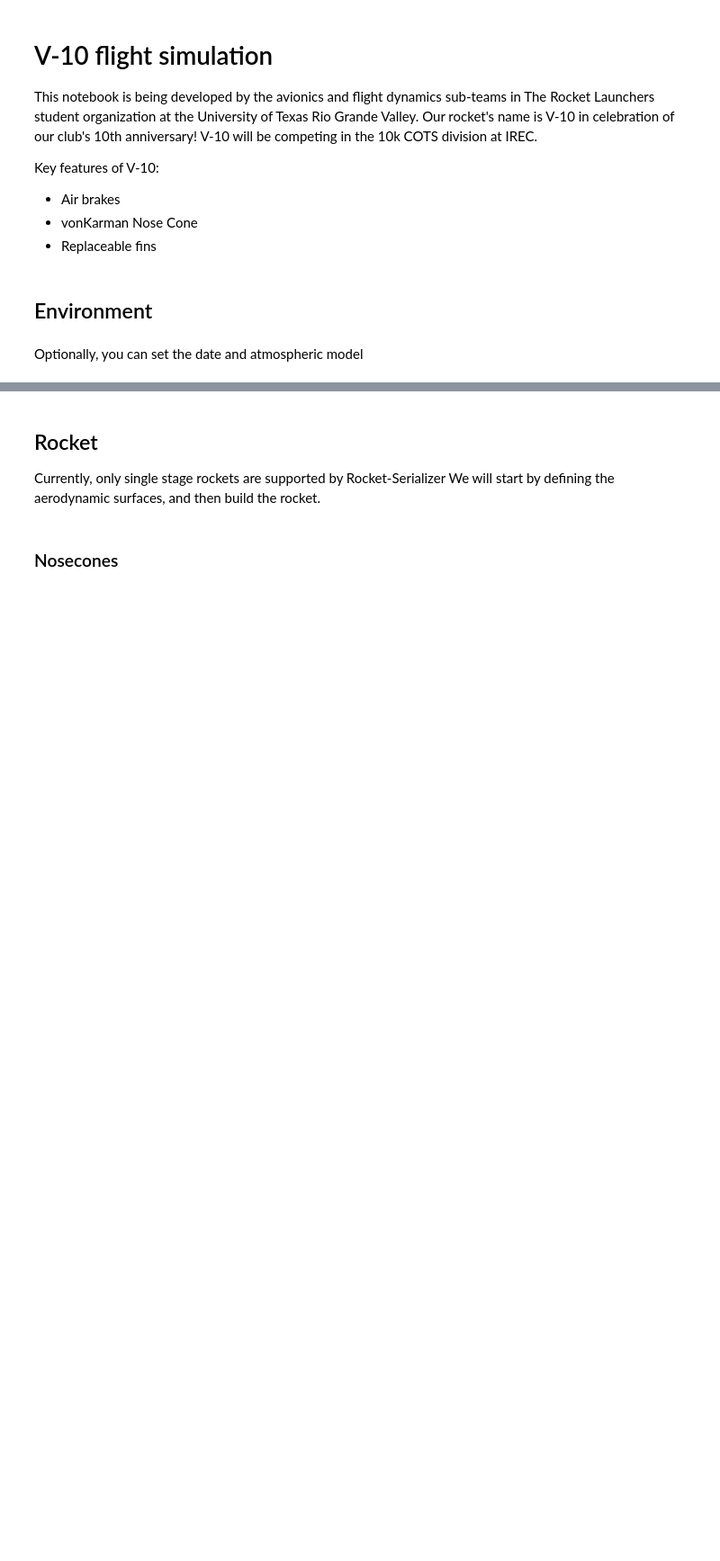
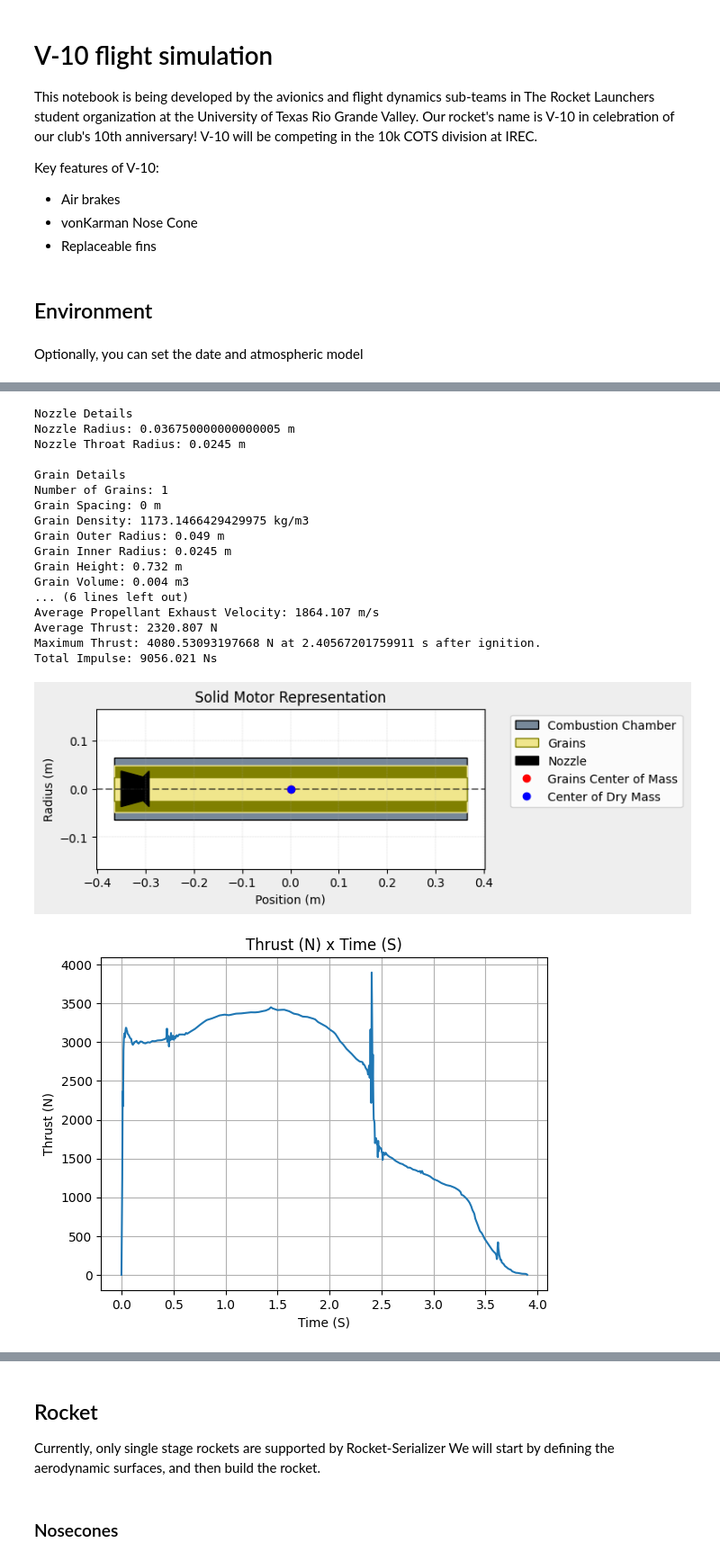
Before and after one commit to Lmx154/RL-RocketPy-Notebook, a Jupyter notebook: notebooks/v-10/v-10_flight_sim.ipynb, the cells around one changed output, grey strips where cells are left out. Shown: that part at 90% size. Saved outputs shown, nothing was run; the diff lists cells and outputs as text; code cells hidden in the pictures; blank space fills up the shorter version.

Commit message:
Added M2500T thrust curve

```diff
--- a/notebooks/v-10/v-10_flight_sim.ipynb
+++ b/notebooks/v-10/v-10_flight_sim.ipynb
@@ -29,15 +41,16 @@ We are using an Aerotech M2500T
 # %%
-motor = SolidMotor(
-    thrust_source='thrust_source_clean.csv',
-    dry_mass=0,
+m2500t = SolidMotor(
+    thrust_source='/Users/luis/Projects/Python/RL-RocketPy-Notebook/data/AeroTech_M2500T.eng',
+    dry_mass=3.353,  # Total 8.064 kg - Propellant 4.711 kg per cell 8
     center_of_dry_mass_position=0,
     dry_inertia=[0, 0, 0],
     grains_center_of_mass_position=0,
     grain_number=1,
-    grain_density=1173.1466429429975,
-    grain_outer_radius=0.049,
+    # Set density to match 4.711 kg propellant mass given geometry
+    grain_density=1137.5,
+    grain_outer_radius=0.049,  # 98 mm diameter
     grain_initial_inner_radius=0.0245,
-    grain_initial_height=0.702,
+    grain_initial_height=0.732,  # Length per cell 8
     grain_separation=0,
     nozzle_radius=0.036750000000000005,
     nozzle_position=-0.351,
@@ -47,4 +60,24 @@ motor = SolidMotor(
     coordinate_system_orientation='nozzle_to_combustion_chamber',
 )
 # %%
-motor.all_info()
+m2500t.all_info()
+# %% [output]
+Nozzle Details
+Nozzle Radius: 0.036750000000000005 m
+Nozzle Throat Radius: 0.0245 m
+
+Grain Details
+Number of Grains: 1
+Grain Spacing: 0 m
+Grain Density: 1173.1466429429975 kg/m3
+Grain Outer Radius: 0.049 m
+Grain Inner Radius: 0.0245 m
+Grain Height: 0.732 m
+Grain Volume: 0.004 m3
+... (6 lines left out)
+Average Propellant Exhaust Velocity: 1864.107 m/s
+Average Thrust: 2320.807 N
+Maximum Thrust: 4080.53093197668 N at 2.40567201759911 s after ignition.
+Total Impulse: 9056.021 Ns
+[figure, added]
+[figure, added]
```
Also changed, not shown: parts of 4 cells of this notebook, 1 other file.
